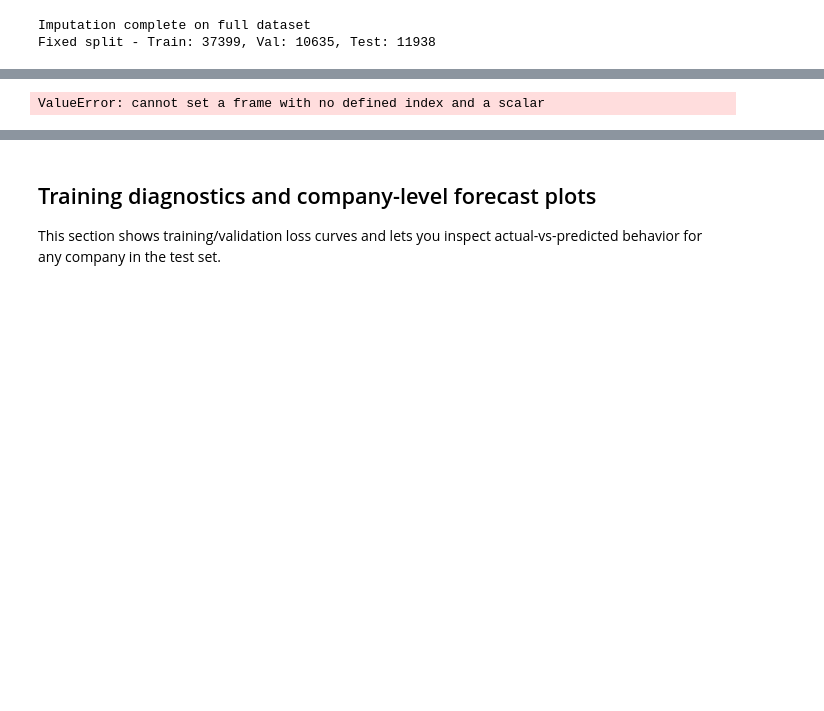
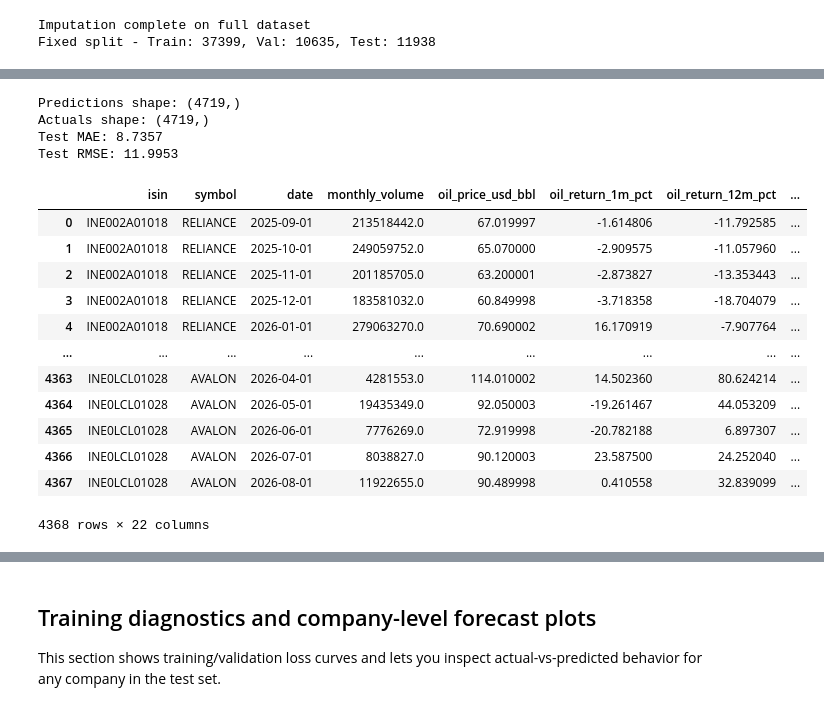
Before and after one commit to adityamtr/PIC, a Jupyter notebook: backend/notebooks/train_tft_v2.ipynb, the cells around one changed output, grey strips where cells are left out. Drawn from its saved outputs; the diff is of its cells as text; code cells hidden in the pictures; blank space fills up the shorter version.

```diff
--- a/backend/notebooks/train_tft_v2.ipynb
+++ b/backend/notebooks/train_tft_v2.ipynb
@@ -132,19 +128,31 @@ total_months = (max_date.year - min_date.year) * 12 + (max_date.month - min_date
 print(f'Data date range: {min_date} to {max_date}')
 print(f'Total available months: {total_months}')
 
+# Minimum months needed per split = encoder_length + prediction_length
+# This ensures each split can create at least one sequence per series
+MIN_MONTHS_PER_SPLIT = ENCODER_LENGTH + PREDICTION_LENGTH  # 13 months
+
 # Validate that we have enough data for the requested splits
-# requested_months = VALIDATION_LENGTH_MONTHS + TEST_LENGTH_MONTHS
-# if requested_months > total_months:
-#     print(f'Warning: Requested {requested_months} months for validation+test exceeds available {total_months} months.')
-#     print(f'Reducing validation and test lengths proportionally to fit available data.')
-#     # Reduce proportionally to fit
-#     ratio = total_months / requested_months
-#     VALIDATION_LENGTH_MONTHS = int(VALIDATION_LENGTH_MONTHS * ratio)
-#     TEST_LENGTH_MONTHS = int(TEST_LENGTH_MONTHS * ratio)
-#     # Ensure minimum of 1 month each
-#     VALIDATION_LENGTH_MONTHS = max(1, VALIDATION_LENGTH_MONTHS)
-#     TEST_LENGTH_MONTHS = max(1, TEST_LENGTH_MONTHS)
-#     print(f'Adjusted lengths - Validation: {VALIDATION_LENGTH_MONTHS} months, Test: {TEST_LENGTH_MONTHS} months')
+requested_months = VALIDATION_LENGTH_MONTHS + TEST_LENGTH_MONTHS
+if requested_months > total_months:
+    print(f'Warning: Requested {requested_months} months for validation+test exceeds available {total_months} months.')
+    print(f'Reducing validation and test lengths proportionally to fit available data.')
+    # Reduce proportionally to fit
+    ratio = total_months / requested_months
+    VALIDATION_LENGTH_MONTHS = int(VALIDATION_LENGTH_MONTHS * ratio)
+    TEST_LENGTH_MONTHS = int(TEST_LENGTH_MONTHS * ratio)
+    # Ensure minimum of MIN_MONTHS_PER_SPLIT months each
+    VALIDATION_LENGTH_MONTHS = max(MIN_MONTHS_PER_SPLIT, VALIDATION_LENGTH_MONTHS)
+    TEST_LENGTH_MONTHS = max(MIN_MONTHS_PER_SPLIT, TEST_LENGTH_MONTHS)
+    print(f'Adjusted lengths - Validation: {VALIDATION_LENGTH_MONTHS} months, Test: {TEST_LENGTH_MONTHS} months')
+
+# Also ensure each split meets minimum requirement
+if VALIDATION_LENGTH_MONTHS < MIN_MONTHS_PER_SPLIT:
+    print(f'Warning: VALIDATION_LENGTH_MONTHS ({VALIDATION_LENGTH_MONTHS}) < minimum required ({MIN_MONTHS_PER_SPLIT}). Adjusting to {MIN_MONTHS_PER_SPLIT}.')
+    VALIDATION_LENGTH_MONTHS = MIN_MONTHS_PER_SPLIT
+if TEST_LENGTH_MONTHS < MIN_MONTHS_PER_SPLIT:
+    print(f'Warning: TEST_LENGTH_MONTHS ({TEST_LENGTH_MONTHS}) < minimum required ({MIN_MONTHS_PER_SPLIT}). Adjusting to {MIN_MONTHS_PER_SPLIT}.')
+    TEST_LENGTH_MONTHS = MIN_MONTHS_PER_SPLIT
 
 # Calculate split dates
 test_start = max_date - pd.DateOffset(months=TEST_LENGTH_MONTHS)
@@ -533,18 +573,7 @@ Model metadata saved to C:\Users\307124\Documents\BOU\PIC\backend\models\tft\v5\
 # %%
-# Evaluate on the full test window, using prior splits only as encoder context
-test_start_idx = int(test['time_idx'].min())
-test_evaluation_data = pd.concat([train, val, test], ignore_index=True)
-test_evaluation_data = test_evaluation_data.sort_values(['series_id', 'time_idx']).reset_index(drop=True)
-test_dataset = TimeSeriesDataSet.from_dataset(
-    training_dataset,
-    test_evaluation_data,
-    min_prediction_idx=test_start_idx,
-    stop_randomization=True,
-)
+# Evaluate on test set
+test_dataset = TimeSeriesDataSet.from_dataset(training_dataset, test, predict=False, stop_randomization=True)
 test_dataloader = test_dataset.to_dataloader(train=False, batch_size=BATCH_SIZE, num_workers=NUM_WORKERS)
-
-median_quantile_index = tft.loss.quantiles.index(0.5)
-print(f'Using median quantile 0.5 at index {median_quantile_index}')
 
 tft.eval()
 tft.to(DEVICE)
@@ -558,7 +587,7 @@ with torch.no_grad():
             name: value.to(DEVICE) if torch.is_tensor(value) else value
             for name, value in x.items()
         }
-        y_pred = tft(x)['prediction'][:, 0, median_quantile_index]
+        y_pred = tft(x)['prediction'][:, 0, 1]  # median (0.5 quantile)
         y_true = y[0].squeeze(-1)
         predictions.append(y_pred.cpu().numpy())
         actuals.append(y_true.cpu().numpy())
@@ -574,7 +603,6 @@ if len(prediction_indices) != len(predictions):
         f'prediction length ({len(predictions)})'
     )
 
-print(f'Test rows: {len(test)}')
 print(f'Predictions shape: {predictions.shape}')
 print(f'Actuals shape: {actuals.shape}')
 
@@ -584,4 +612,23 @@ rmse = np.sqrt(mean_squared_error(actuals, predictions))
 print(f'Test MAE: {mae:.4f}')
 print(f'Test RMSE: {rmse:.4f}')
 # %% [output]
-ValueError: cannot set a frame with no defined index and a scalar
+Predictions shape: (4719,)
+Actuals shape: (4719,)
+Test MAE: 8.7357
+Test RMSE: 11.9953
+# %%
+prediction
+# %% [output]
+|  | isin | symbol | date | monthly_volume | oil_price_usd_bbl | oil_return_1m_pct | oil_return_12m_pct | ... |
+| 0 | INE002A01018 | RELIANCE | 2025-09-01 | 213518442.0 | 67.019997 | -1.614806 | -11.792585 | ... |
+| 1 | INE002A01018 | RELIANCE | 2025-10-01 | 249059752.0 | 65.070000 | -2.909575 | -11.057960 | ... |
+| 2 | INE002A01018 | RELIANCE | 2025-11-01 | 201185705.0 | 63.200001 | -2.873827 | -13.353443 | ... |
+| 3 | INE002A01018 | RELIANCE | 2025-12-01 | 183581032.0 | 60.849998 | -3.718358 | -18.704079 | ... |
+| 4 | INE002A01018 | RELIANCE | 2026-01-01 | 279063270.0 | 70.690002 | 16.170919 | -7.907764 | ... |
+| ... | ... | ... | ... | ... | ... | ... | ... | ... |
+| 4363 | INE0LCL01028 | AVALON | 2026-04-01 | 4281553.0 | 114.010002 | 14.502360 | 80.624214 | ... |
+| 4364 | INE0LCL01028 | AVALON | 2026-05-01 | 19435349.0 | 92.050003 | -19.261467 | 44.053209 | ... |
+| 4365 | INE0LCL01028 | AVALON | 2026-06-01 | 7776269.0 | 72.919998 | -20.782188 | 6.897307 | ... |
+| 4366 | INE0LCL01028 | AVALON | 2026-07-01 | 8038827.0 | 90.120003 | 23.587500 | 24.252040 | ... |
+| 4367 | INE0LCL01028 | AVALON | 2026-08-01 | 11922655.0 | 90.489998 | 0.410558 | 32.839099 | ... |
+4368 rows × 22 columns
```
Also changed, not shown: parts of 23 cells of this notebook.
